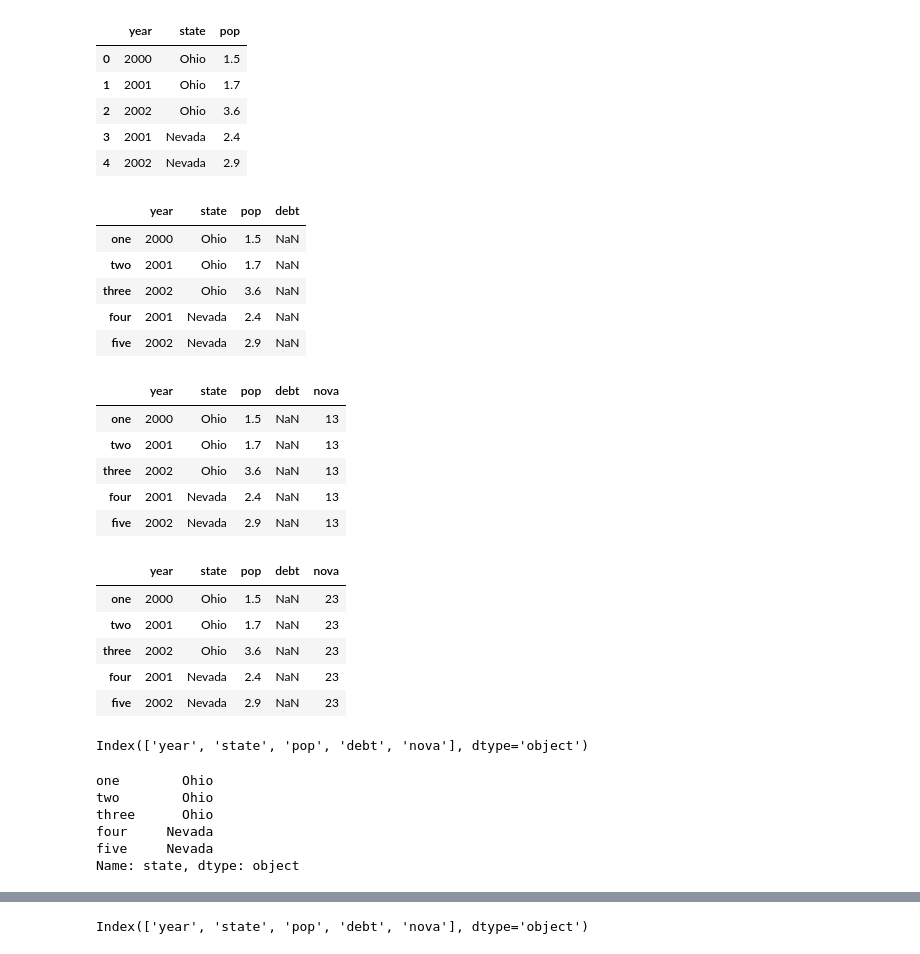
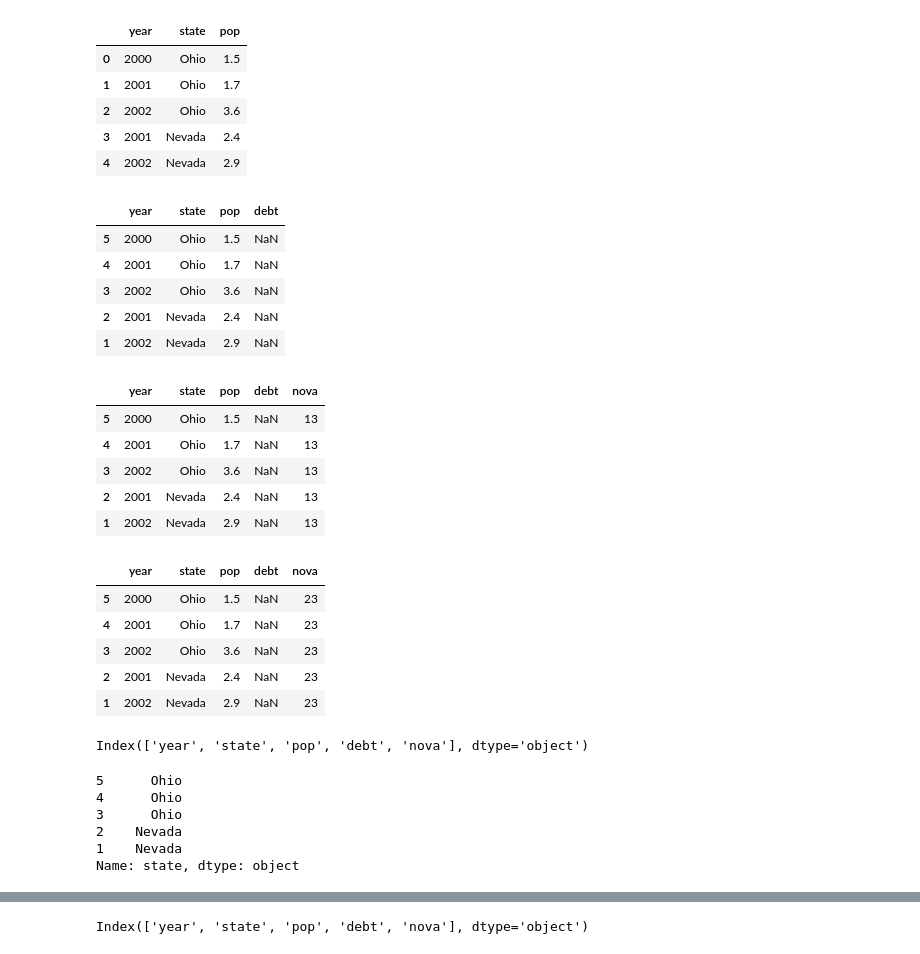
Before and after one commit to lucasresck/FGV_Programming_Languages, a Jupyter notebook: Python/Notebooks/Aula_12_Numpy_Matplotlib_Pandas-Copy1.ipynb, the cells around one changed output, grey strips where cells are left out. Cells and saved outputs as stored; diff of their text form; code cells hidden in the pictures.

```diff
--- a/Python/Notebooks/Aula_12_Numpy_Matplotlib_Pandas-Copy1.ipynb
+++ b/Python/Notebooks/Aula_12_Numpy_Matplotlib_Pandas-Copy1.ipynb
@@ -705,35 +712,35 @@ pd.DataFrame(data, columns=['year', 'state', 'pop'])
 | 3 | 2001 | Nevada | 2.4 |
 | 4 | 2002 | Nevada | 2.9 |
 # %%
-frame2 = pd.DataFrame(data, columns=['year', 'state', 'pop', 'debt'],index=['one', 'two', 'three', 'four', 'five'])
+frame2 = pd.DataFrame(data, columns=['year', 'state', 'pop', 'debt'],index=list(range(5, 0, -1)))
 frame2
 # %% [output]
 |  | year | state | pop | debt |
-| one | 2000 | Ohio | 1.5 | NaN |
-| two | 2001 | Ohio | 1.7 | NaN |
-| three | 2002 | Ohio | 3.6 | NaN |
-| four | 2001 | Nevada | 2.4 | NaN |
-| five | 2002 | Nevada | 2.9 | NaN |
+| 5 | 2000 | Ohio | 1.5 | NaN |
+| 4 | 2001 | Ohio | 1.7 | NaN |
+| 3 | 2002 | Ohio | 3.6 | NaN |
+| 2 | 2001 | Nevada | 2.4 | NaN |
+| 1 | 2002 | Nevada | 2.9 | NaN |
 # %%
 frame2['nova'] = 13
 frame2
 # %% [output]
 |  | year | state | pop | debt | nova |
-| one | 2000 | Ohio | 1.5 | NaN | 13 |
-| two | 2001 | Ohio | 1.7 | NaN | 13 |
-| three | 2002 | Ohio | 3.6 | NaN | 13 |
-| four | 2001 | Nevada | 2.4 | NaN | 13 |
-| five | 2002 | Nevada | 2.9 | NaN | 13 |
+| 5 | 2000 | Ohio | 1.5 | NaN | 13 |
+| 4 | 2001 | Ohio | 1.7 | NaN | 13 |
+| 3 | 2002 | Ohio | 3.6 | NaN | 13 |
+| 2 | 2001 | Nevada | 2.4 | NaN | 13 |
+| 1 | 2002 | Nevada | 2.9 | NaN | 13 |
 # %%
 frame2.nova = 23
 frame2
 # %% [output]
 |  | year | state | pop | debt | nova |
-| one | 2000 | Ohio | 1.5 | NaN | 23 |
-| two | 2001 | Ohio | 1.7 | NaN | 23 |
-| three | 2002 | Ohio | 3.6 | NaN | 23 |
-| four | 2001 | Nevada | 2.4 | NaN | 23 |
-| five | 2002 | Nevada | 2.9 | NaN | 23 |
+| 5 | 2000 | Ohio | 1.5 | NaN | 23 |
+| 4 | 2001 | Ohio | 1.7 | NaN | 23 |
+| 3 | 2002 | Ohio | 3.6 | NaN | 23 |
+| 2 | 2001 | Nevada | 2.4 | NaN | 23 |
+| 1 | 2002 | Nevada | 2.9 | NaN | 23 |
 # %%
 frame2.columns
 # %% [output]
@@ -741,11 +748,11 @@ Index(['year', 'state', 'pop', 'debt', 'nova'], dtype='object')
 # %%
 frame2['state']
 # %% [output]
-one        Ohio
-two        Ohio
-three      Ohio
-four     Nevada
-five     Nevada
+5      Ohio
+4      Ohio
+3      Ohio
+2    Nevada
+1    Nevada
 Name: state, dtype: object
 # %%
 frame2.state
```
Also changed, not shown: parts of 19 cells of this notebook, 3 other files.
